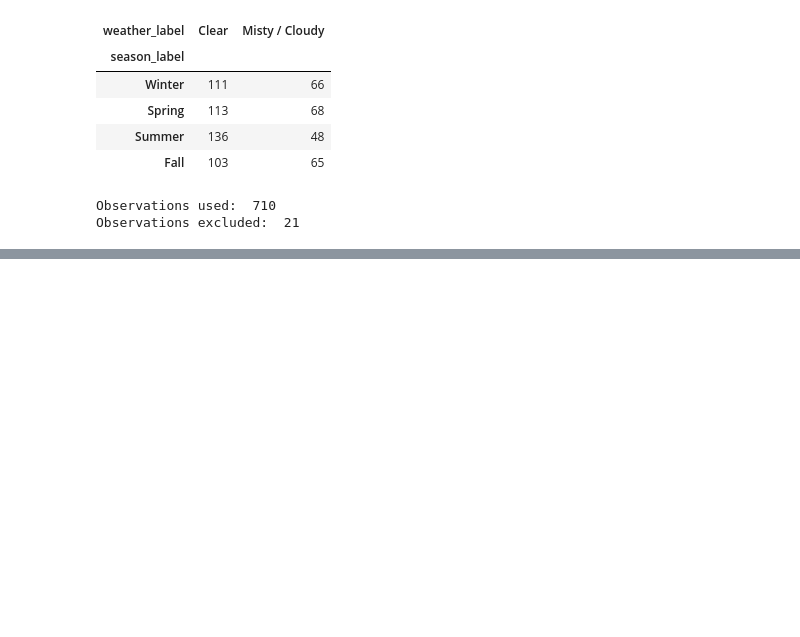
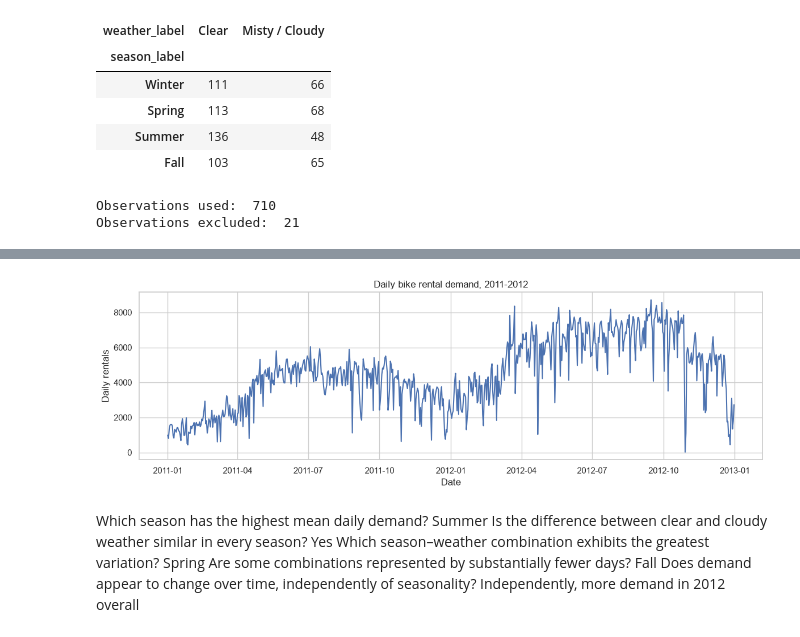
Before and after one commit to mrsmv/bike-sharing-anova, a Jupyter notebook: 02_notebooks/01_bike_demand_anova.ipynb, the cells around one changed output, grey strips where cells are left out. Saved outputs shown, nothing was run; the diff lists cells and outputs as text; code cells hidden in the pictures; blank space fills up the shorter version.

```diff
--- a/02_notebooks/01_bike_demand_anova.ipynb
+++ b/02_notebooks/01_bike_demand_anova.ipynb
@@ -240,0 +312,23 @@ Observations excluded:  21
+# %%
+#visualizing the chronological patterns
+plt.figure(figsize=(12,4))
+
+sns.lineplot(
+    data=df.sort_values("dteday"),
+    x="dteday",
+    y="cnt"
+)
+
+plt.title("Daily bike rental demand, 2011-2012")
+plt.xlabel("Date")
+plt.ylabel("Daily rentals")
+plt.tight_layout()
+plt.show()
+# %% [output]
+[figure, added]
+# %% [markdown]
+Which season has the highest mean daily demand? Summer
+Is the difference between clear and cloudy weather similar in every season? Yes
+Which season–weather combination exhibits the greatest variation? Spring
+Are some combinations represented by substantially fewer days? Fall
+Does demand appear to change over time, independently of seasonality? Independently, more demand in 2012 overall
```
Also changed, not shown: parts of 12 cells of this notebook, 1 other file.
